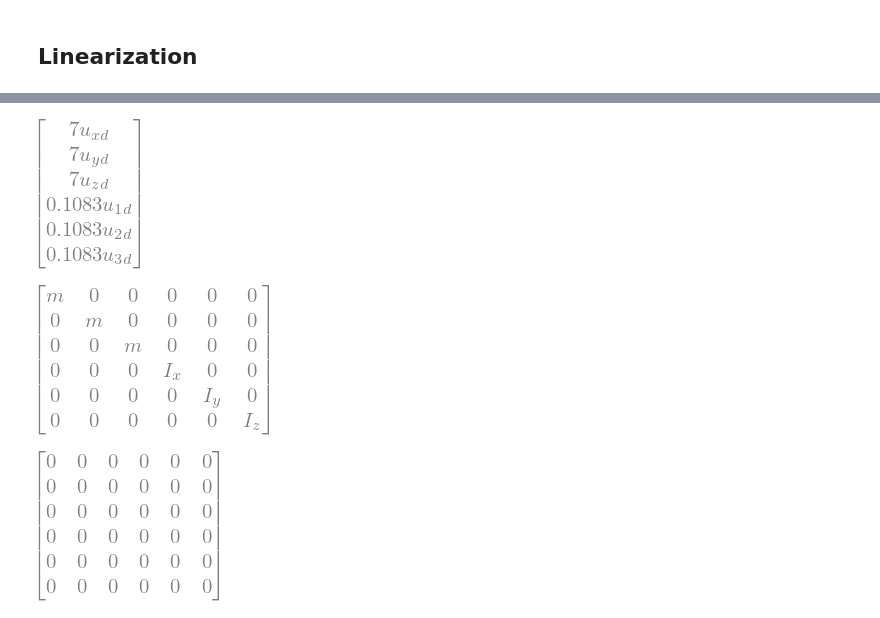
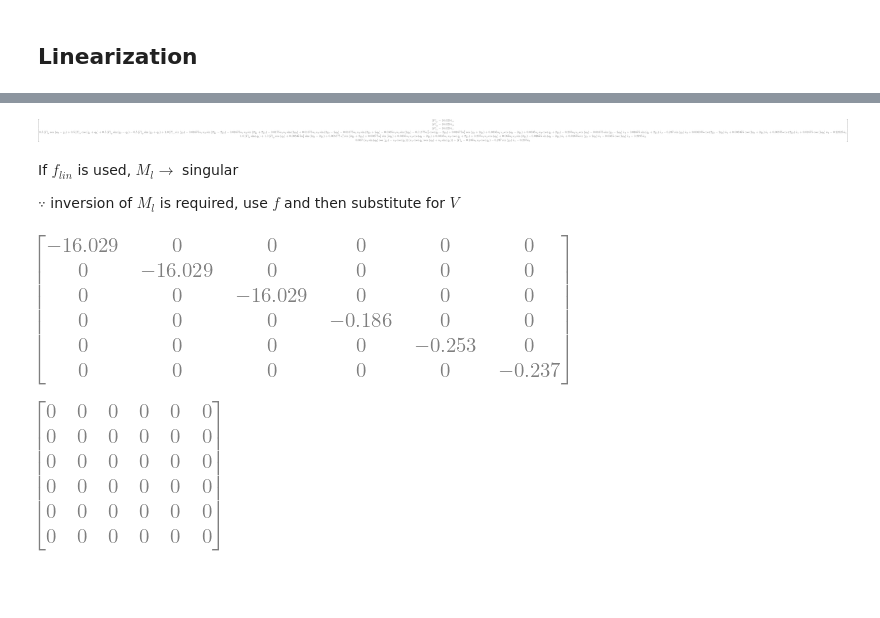
Before and after one commit to abhikamath/Space-Robot, a Jupyter notebook: Astrobee_Euler.ipynb, the cells around one changed output, grey strips where cells are left out. Drawn from its saved outputs; the diff is of its cells as text; code cells hidden in the pictures; blank space fills up the shorter version.

```diff
--- a/Astrobee_Euler.ipynb
+++ b/Astrobee_Euler.ipynb
@@ -127,9 +135,9 @@ I
 # %%
 Fx_mag, Fy_mag, Fz_mag = me.dynamicsymbols('Fmag_x, Fmag_y, Fmag_z')
 
-Fx = m * A_B_ISS_ISS.dot(ISS.x) * ISS.x
-Fy = m * A_B_ISS_ISS.dot(ISS.y) * ISS.y
-Fz = m * A_B_ISS_ISS.dot(ISS.z) * ISS.z
+Fx = Fx_mag * ISS.x
+Fy = Fy_mag * ISS.y
+Fz = Fz_mag * ISS.z
 
 Fx, Fy, Fz
 # %% [output]
@@ -139,9 +147,9 @@ Fx, Fy, Fz
 # %%
 Tx_mag, Ty_mag, Tz_mag = me.dynamicsymbols('Tmag_x, Tmag_y, Tmag_z')
 
-Tx = Ix * Alpha_B_ISS_B.dot(B.x) * B.x
-Ty = Iy * Alpha_B_ISS_B.dot(B.y) * B.y
-Tz = Iz * Alpha_B_ISS_B.dot(B.z) * B.z
+Tx = Tx_mag * B.x
+Ty = Ty_mag * B.y
+Tz = Tz_mag * B.z
 
 Tx, Ty, Tz
 # %% [output]
@@ -440,12 +531,12 @@ V = {
       u1: 0.0,
       u2: 0.0,
       u3: 0.0,
-      ux_dot: 0.0,
-      uy_dot: 0.0,
-      uz_dot: 0.0,
-      u1_dot: 0.0,
-      u2_dot: 0.0,
-      u3_dot: 0.0
+      Fx_mag: 0.0,
+      Fy_mag: 0.0,
+      Fz_mag: 0.0,
+      Tx_mag: 0.0,
+      Ty_mag: 0.0,
+      Tz_mag: 0.0
 }
 
 V_keys = sm.Matrix([ v for v in V.keys() ])
@@ -459,15 +548,19 @@ sm.simplify(f_lin)
 # %%
-sm.simplify(f_lin.subs(sys.constants))
+sm.simplify(f.subs(sys.constants))
 # %% [output]
-[figure, old version]
+[figure, new version]
 # %%
 us = sm.Matrix([ux, uy, uz, u1, u2, u3])
-us_diff = sm.Matrix([ux_dot, uy_dot, uz_dot, u1_dot, u2_dot, u3_dot])
+us_diff = sm.Matrix([ux.diff(), uy.diff(), uz.diff(), u1.diff(), u2.diff(), u3.diff()])
 qs = sm.Matrix([x, y, z, q1, q2, q3])
-rs = sm.Matrix([ux_dot, uy_dot, uz_dot, u1_dot, u2_dot, u3_dot])
+rs = sm.Matrix([Fx_mag, Fy_mag, Fz_mag, Tx_mag, Ty_mag, Tz_mag])
+# %% [markdown]
+If $f_{lin}$ is used, $M_l \rightarrow$ singular
+
+$\because$ inversion of $M_l$ is required, use $f$ and then substitute for $V$
 # %%
-Ml = f_lin.jacobian(us_diff)
+Ml = f.jacobian(us_diff).subs(sys.constants).subs(V)
 Ml
 # %% [output]
-[figure, old version]
+[figure, new version]
 # %%
```
Also changed, not shown: parts of 40 cells of this notebook, 21 other files.
